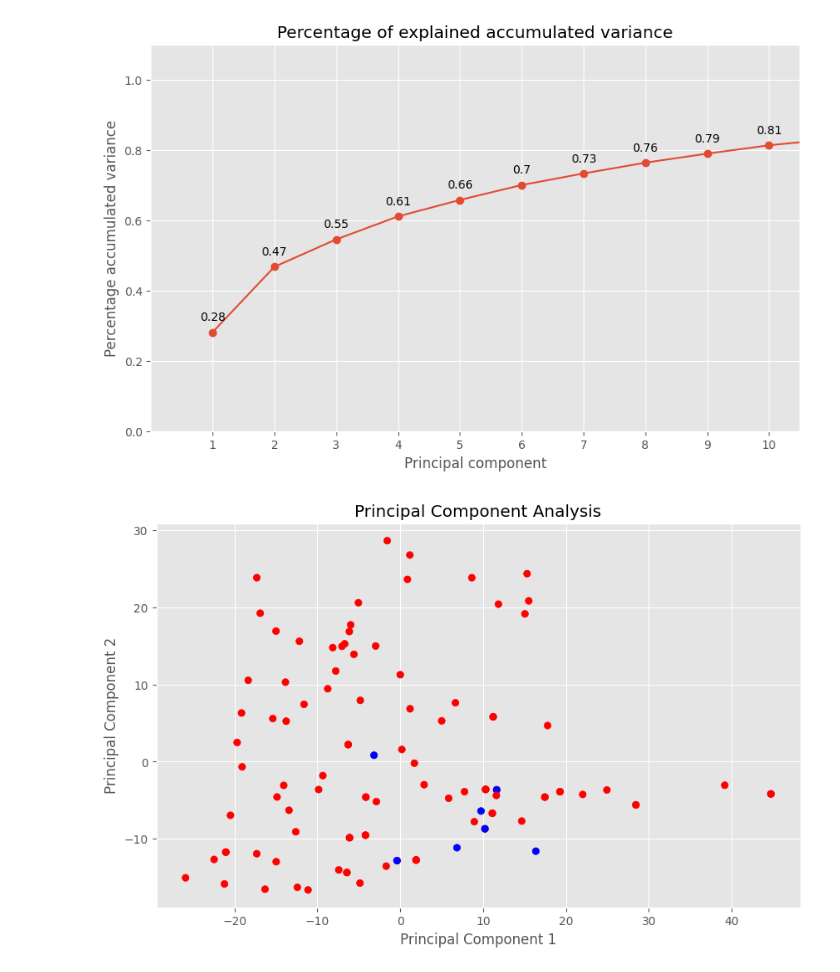
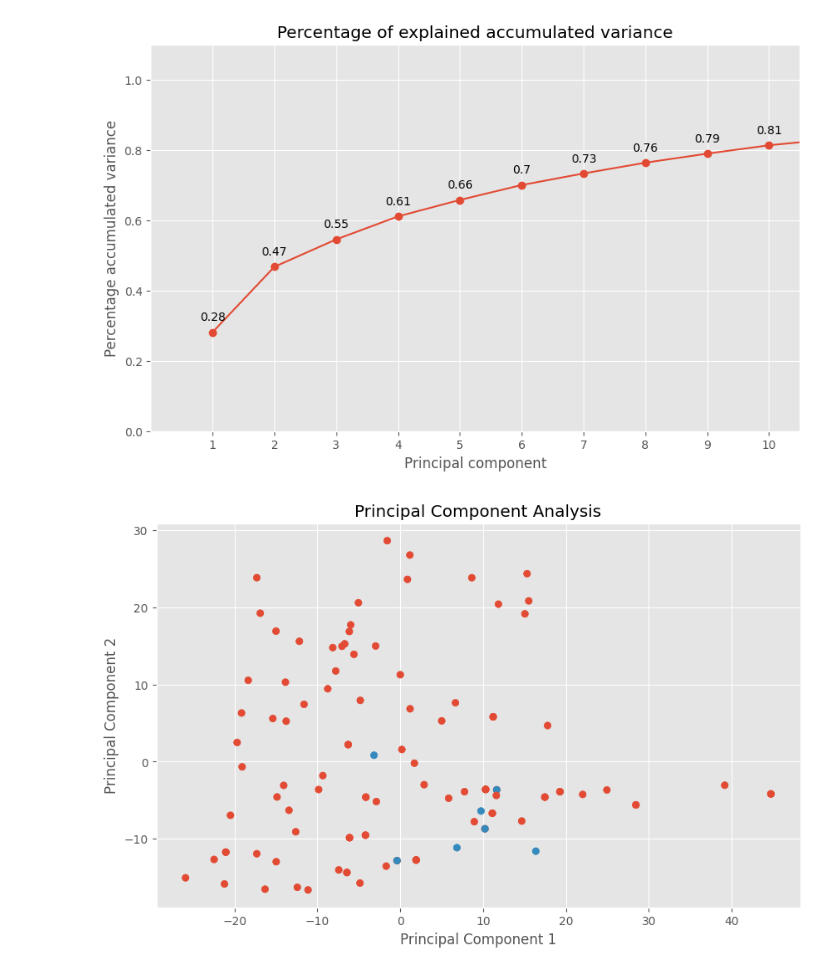
Before and after one commit to aalonsca73/in_silico_toxicology, a Jupyter notebook: PCA.ipynb, the cells around one changed output. Saved outputs shown, nothing was run; the diff lists cells and outputs as text; code cells hidden in the pictures.

```diff
--- a/PCA.ipynb
+++ b/PCA.ipynb
@@ -30,7 +30,7 @@ df = pd.read_csv(filename)
 labels = pd.read_csv(identification)
 
 # Label to color dict
-label_color_dict = {'no':'red','yes':'blue'}
+label_color_dict = {'no':'C0','yes':'C1'}
 
 # Color vector creation
 cvec = [label_color_dict[word] for word in labels['label']]
@@ -83,32 +83,32 @@ for x,y in zip(np.arange(len(filtered_df.columns))+1,pca_model.explained_varianc
   ax.annotate(label,(x,y),textcoords="offset points",xytext=(0,10),ha='center')
 
 ax.set_xticks(np.arange(pca_model.n_components_)+1)
 ax.set_xlim(0,10.5)
 ax.set_ylim(0,1.1)
 ax.set_title('Percentage of explained accumulated variance')
 ax.set_xlabel('Principal component')
 ax.set_ylabel('Percentage accumulated variance');
 
 # PCA
 fig, ax = plt.subplots(nrows=1,ncols=1,figsize=(10,6))
 ax.scatter(PCA.loc[:,0],PCA.loc[:,1],c=cvec)
 
 ax.set_title('Principal Component Analysis')
 ax.set_xlabel('Principal Component 1')
 ax.set_ylabel('Principal Component 2');
 
 # Clustering
 from scipy.cluster.hierarchy import linkage, dendrogram
 
 complete_clustering = linkage(PCA,method="complete",metric="euclidean")
 fig, ax = plt.subplots(nrows=1,ncols=1,figsize=(10,6))
 dendrogram(complete_clustering,labels=filtered_df.index)
 
 ax.set_title('Dendrogram')
 ax.set_xlabel('Molecule')
 ax.set_ylabel('Distance');
 # %% [output]
 [figure]
 [figure]
-[figure, old version]
+[figure, new version]
 [figure]
```
